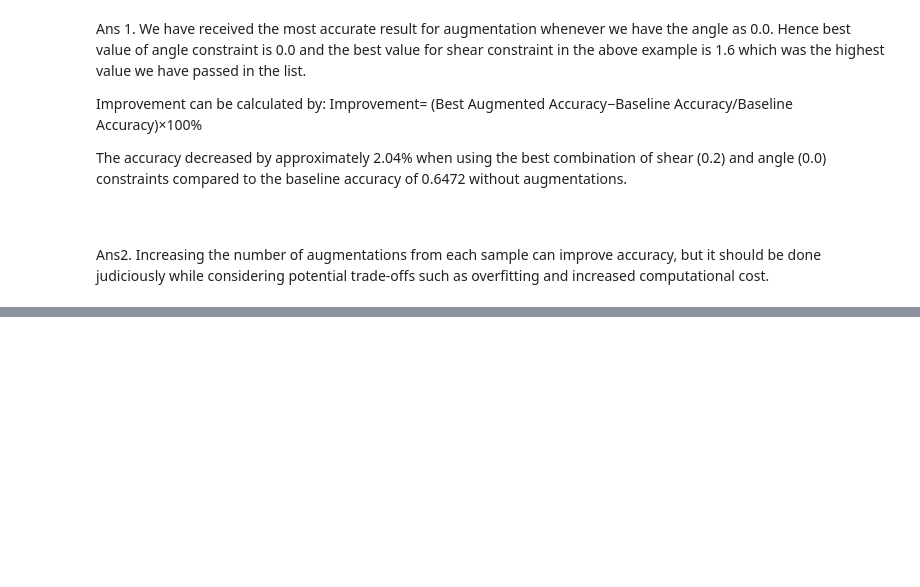
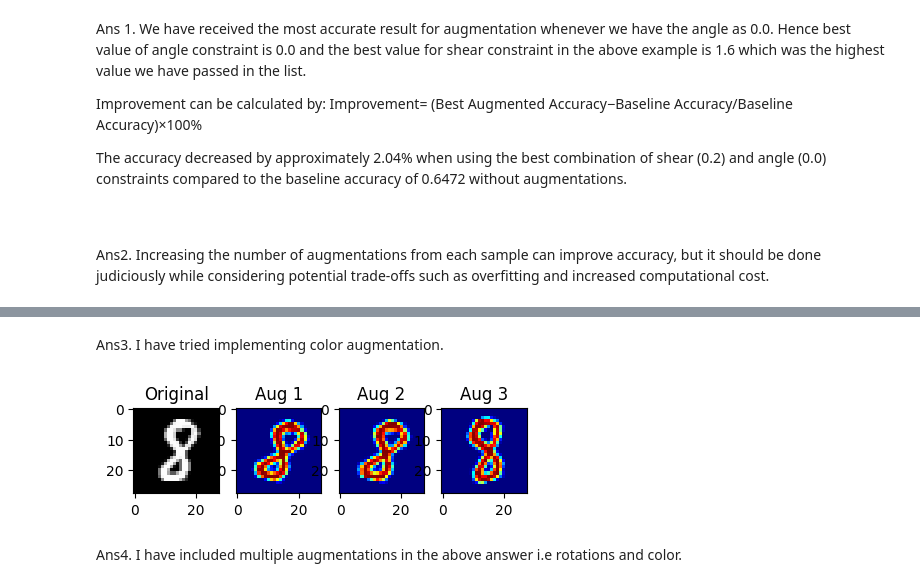
Before and after one commit to SVaishnaviVasa/IIITH-AIML-Vaishnavi, a Jupyter notebook: Copy_of_AIML_Module_1_Lab_3_Data_Augmentation.ipynb, the cells around one changed output, grey strips where cells are left out. Drawn from its saved outputs; the diff is of its cells as text; code cells hidden in the pictures; blank space fills up the shorter version.

```diff
--- a/Copy_of_AIML_Module_1_Lab_3_Data_Augmentation.ipynb
+++ b/Copy_of_AIML_Module_1_Lab_3_Data_Augmentation.ipynb
@@ -389,0 +414,35 @@ Ans2.  Increasing the number of augmentations from each sample can improve accur
+# %% [markdown]
+Ans3. I have tried implementing color augmentation.
+# %%
+import matplotlib.pyplot as plt
+import cv2
+
+
+sample = train_X[20]
+angleconstraint = 70
+num_augmentations = 3
+
+plt.subplot(1, num_augmentations + 2, 1)
+plt.imshow(sample, cmap='gray')
+plt.title('Original')
+
+for i in range(num_augmentations):
+    # rotation augmentation
+    augmented_image = augRotate(sample, angleconstraint)
+
+    # Ensure the image has the correct data type (8-bit unsigned integer)
+    augmented_image = cv2.normalize(augmented_image, None, 0, 255, cv2.NORM_MINMAX, cv2.CV_8U)
+
+    # color augmentation
+    augmented_image = cv2.cvtColor(augmented_image, cv2.COLOR_GRAY2BGR)
+    augmented_image = cv2.applyColorMap(augmented_image, cv2.COLORMAP_JET)  # color mapping
+
+    plt.subplot(1, num_augmentations + 2, i + 2)
+    plt.imshow(cv2.cvtColor(augmented_image, cv2.COLOR_BGR2RGB))  # Convert to RGB
+    plt.title(f'Aug {i + 1}')
+
+plt.show()
+# %% [output]
+[figure, added]
+# %% [markdown]
+Ans4. I have included multiple augmentations in the above answer i.e rotations and color.
```
Also changed, not shown: parts of 2 cells of this notebook.
